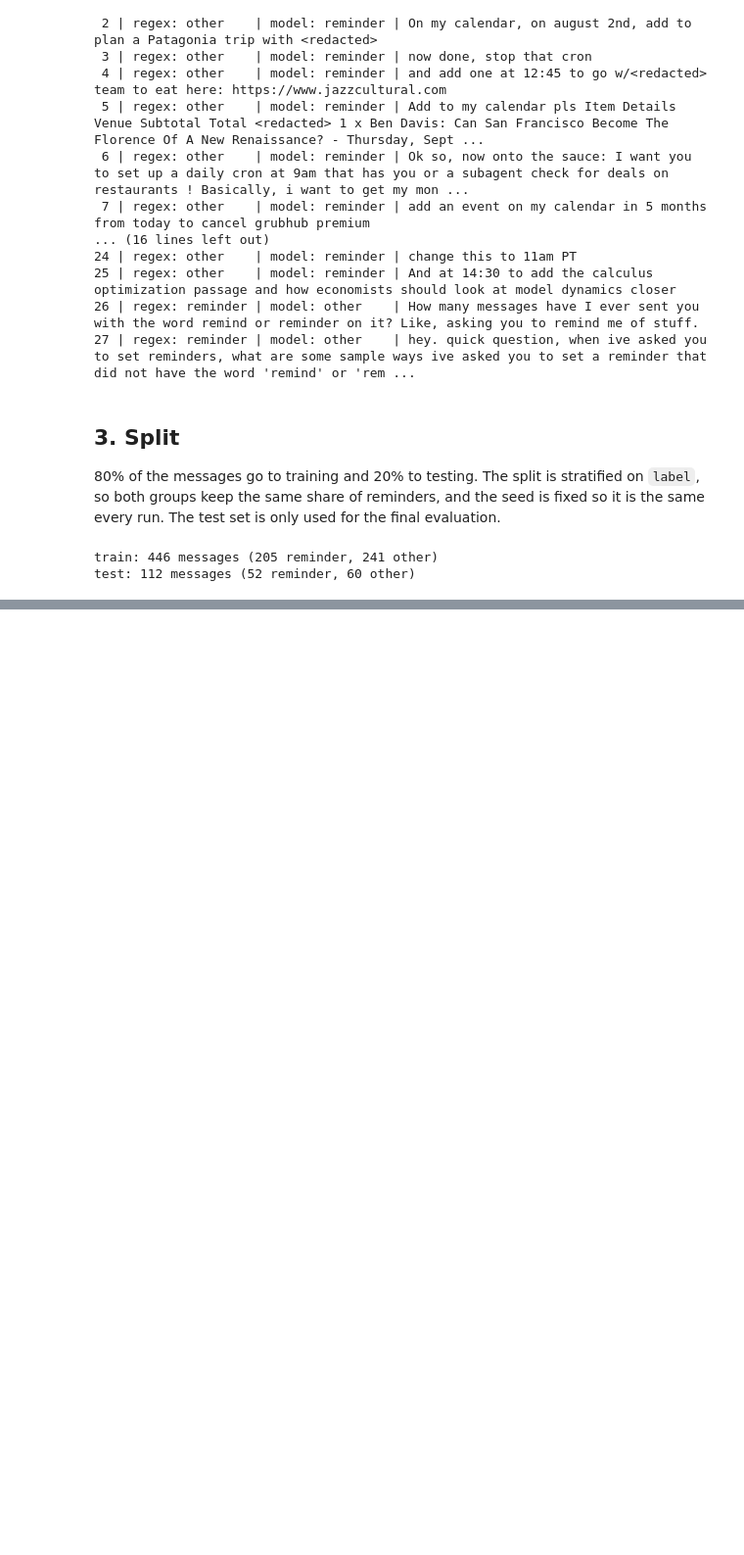
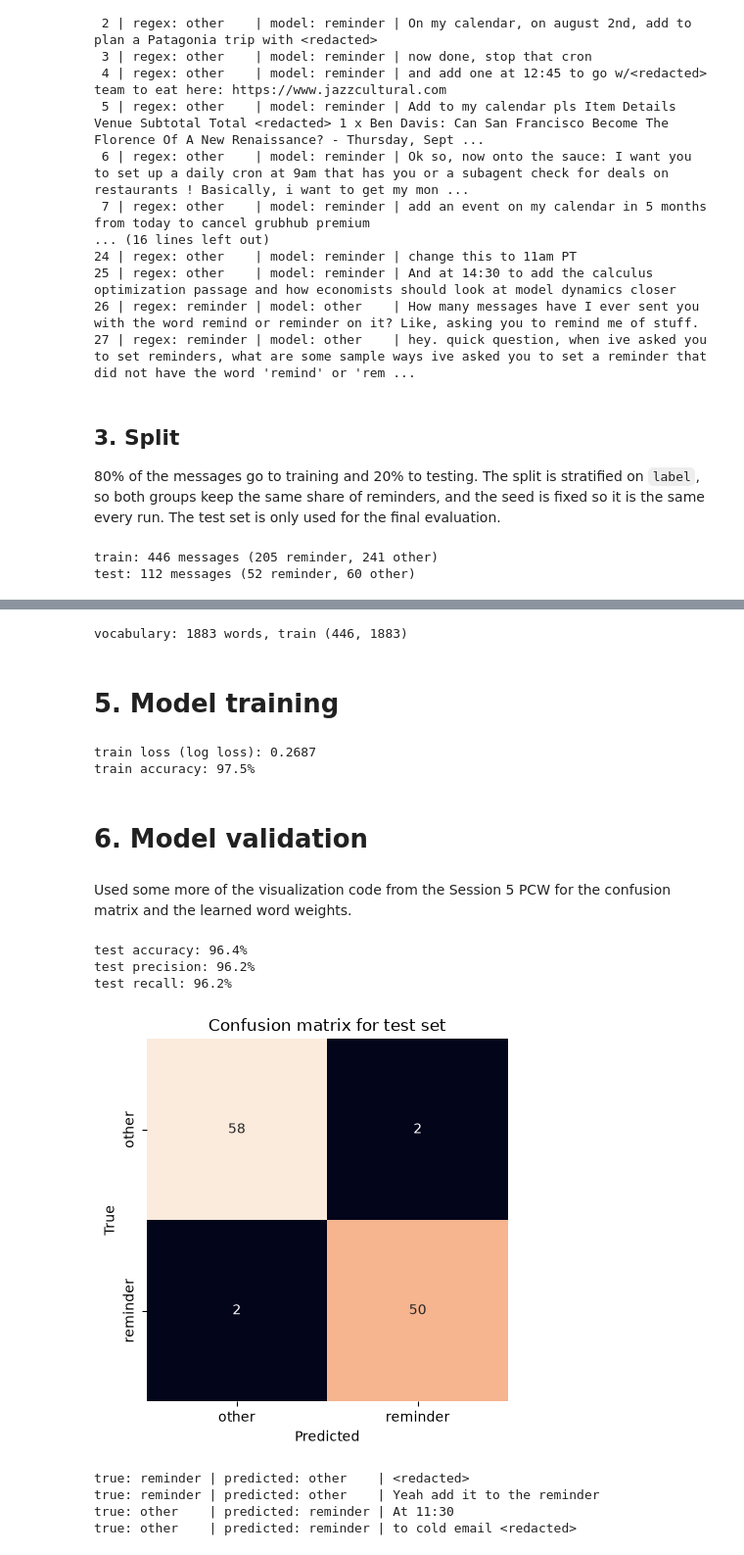
Before and after one commit to SomeoneElseSt/cs-156, a Jupyter notebook: assignment-1/implementation.ipynb, the cells around one changed output, grey strips where cells are left out. Shown at 98% size. Cells and saved outputs as stored; diff of their text form; code cells hidden in the pictures; blank space fills up the shorter version.

Commit message:
feat: model training, validation, visualizations, and some comparisons

```diff
--- a/assignment-1/implementation.ipynb
+++ b/assignment-1/implementation.ipynb
@@ -283,0 +287,65 @@ test: 112 messages (52 reminder, 60 other)
+# %%
+from sklearn.feature_extraction.text import TfidfVectorizer
+
+vectorizer = TfidfVectorizer()
+X_train = vectorizer.fit_transform(train["message"])
+
+print(f"vocabulary: {X_train.shape[1]} words, train {X_train.shape}")
+# %% [output]
+vocabulary: 1883 words, train (446, 1883)
+# %% [markdown]
+# 5. Model training
+# %%
+from sklearn.linear_model import LogisticRegression
+from sklearn.metrics import log_loss
+
+model = LogisticRegression()
+model.fit(X_train, train["label"])
+
+print(f"train loss (log loss): {log_loss(train['label'], model.predict_proba(X_train)):.4f}")
+print(f"train accuracy: {model.score(X_train, train['label']):.1%}")
+# %% [output]
+train loss (log loss): 0.2687
+train accuracy: 97.5%
+# %% [markdown]
+# 6. Model validation
+# %% [markdown]
+Used some more of the visualization code from the Session 5 PCW for the confusion matrix and the learned word weights.
+# %%
+# Scores on the test set for accuracy, precision and recall
+import matplotlib.pyplot as plt
+import numpy as np
+import seaborn as sns
+from sklearn import metrics
+
+X_test = vectorizer.transform(test["message"])
+pred_labels = model.predict(X_test)
+
+print(f"test accuracy: {metrics.accuracy_score(test['label'], pred_labels):.1%}")
+print(f"test precision: {metrics.precision_score(test['label'], pred_labels, pos_label='1'):.1%}")
+print(f"test recall: {metrics.recall_score(test['label'], pred_labels, pos_label='1'):.1%}")
+# %% [output]
+test accuracy: 96.4%
+test precision: 96.2%
+test recall: 96.2%
+# %%
+# Confusion matrix: how many messages does the model get wrong for each class?
+confusion_mat = metrics.confusion_matrix(test["label"], pred_labels)
+class_names = ["other", "reminder"]  # label 0, label 1
+sns.heatmap(confusion_mat, square=True, annot=True, fmt="d", cbar=False, xticklabels=class_names, yticklabels=class_names)
+plt.xlabel("Predicted")
+plt.ylabel("True")
+plt.title("Confusion matrix for test set")
+plt.show()
+# %% [output]
+[figure, added]
+# %%
+# Print the test messages that the model got wrong with its true/predicted class pair
+for message, true, predicted in zip(test["message"], test["label"], pred_labels):
+    if true != predicted:
+        print(f"true: {class_names[int(true)]:<8} | predicted: {class_names[int(predicted)]:<8} | {message.replace(chr(10), ' ')}")
+# %% [output]
+true: reminder | predicted: other    | <redacted>
+true: reminder | predicted: other    | Yeah add it to the reminder
+true: other    | predicted: reminder | At 11:30
+true: other    | predicted: reminder | to cold email <redacted>
```
Also changed, not shown: parts of 8 cells of this notebook, 1 other file.
